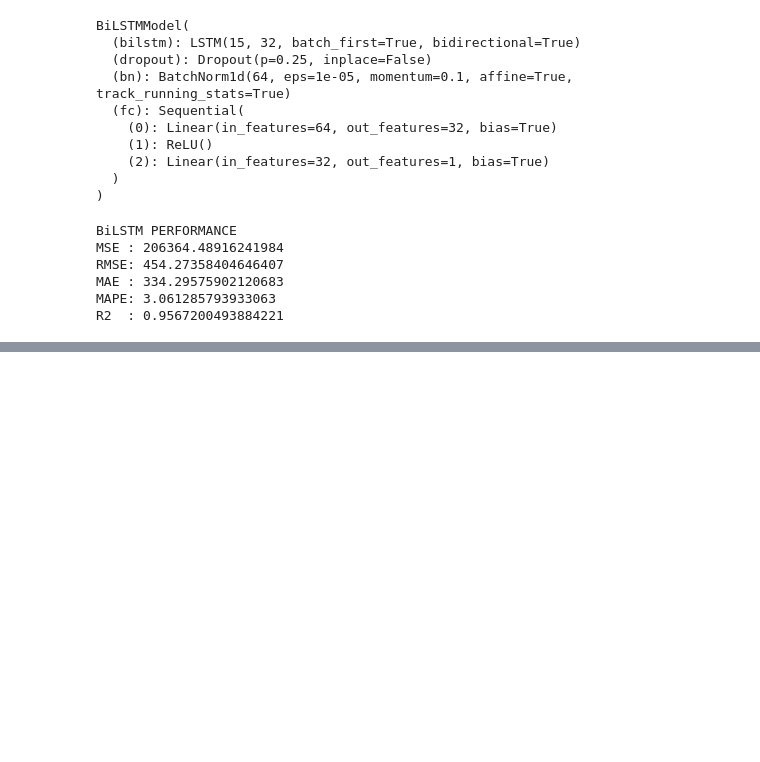
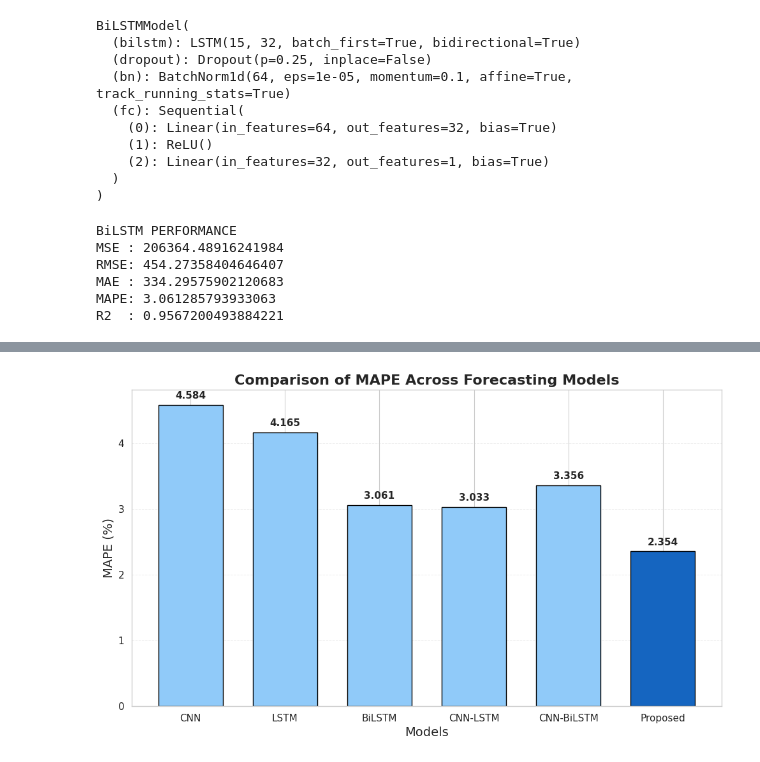
Before and after one commit to Joydas2003/Electrical-Load-Forcasting-Ml, a Jupyter notebook: Machine Learning Based short term Electrical Load Forcasting.ipynb, the cells around one changed output, grey strips where cells are left out. Saved outputs shown, nothing was run; the diff lists cells and outputs as text; code cells hidden in the pictures; blank space fills up the shorter version.

```diff
--- a/Machine Learning Based short term Electrical Load Forcasting.ipynb
+++ b/Machine Learning Based short term Electrical Load Forcasting.ipynb
@@ -3448,0 +3551,10 @@ plt.close()
+# %%
+create_metric_plot(
+    scores=mape_scores,
+    ylabel="MAPE (%)",
+    title="Comparison of MAPE Across Forecasting Models",
+    filename="Figure_MAPE_Comparison.png",
+    decimals=3
+)
+# %% [output]
+[figure, added]
```
Also changed, not shown: parts of 6 cells of this notebook.
